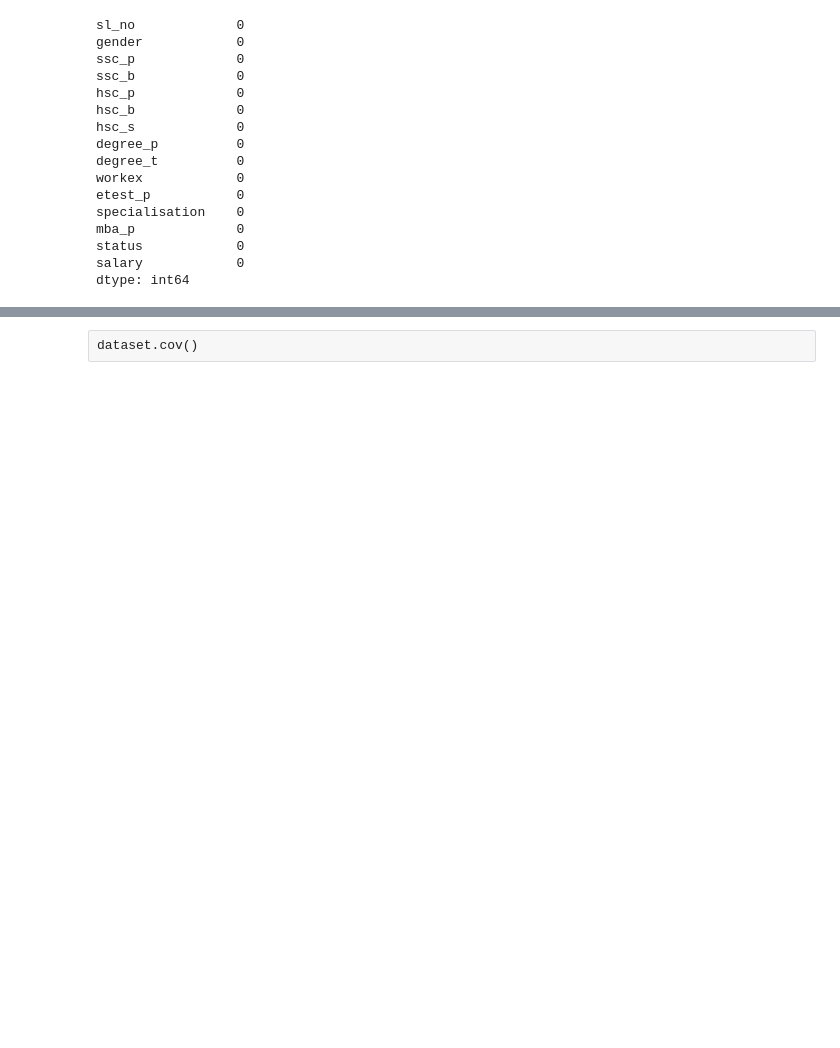
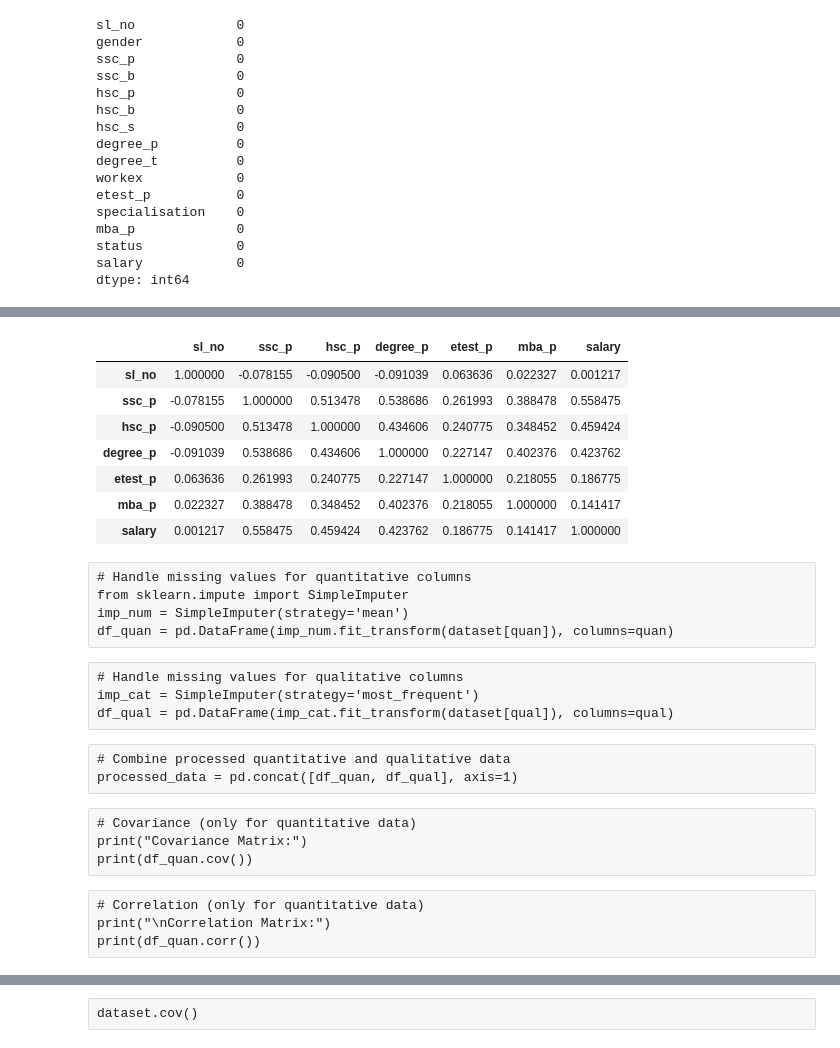
Before and after one commit to VigneshVicky333/CCovarience-and-Correlation, a Jupyter notebook: Bivariate -Covariance and Correlation.ipynb, the cells around one changed output, grey strips where cells are left out. Drawn from its saved outputs; the diff is of its cells as text; code cells hidden in the pictures; blank space fills up the shorter version.

```diff
--- a/Bivariate -Covariance and Correlation.ipynb
+++ b/Bivariate -Covariance and Correlation.ipynb
@@ -179,0 +127,31 @@ Processed Dataset:
+# %%
+dataset[quan].corr()
+# %% [output]
+|  | sl_no | ssc_p | hsc_p | degree_p | etest_p | mba_p | salary |
+| sl_no | 1.000000 | -0.078155 | -0.090500 | -0.091039 | 0.063636 | 0.022327 | 0.001217 |
+| ssc_p | -0.078155 | 1.000000 | 0.513478 | 0.538686 | 0.261993 | 0.388478 | 0.558475 |
+| hsc_p | -0.090500 | 0.513478 | 1.000000 | 0.434606 | 0.240775 | 0.348452 | 0.459424 |
+| degree_p | -0.091039 | 0.538686 | 0.434606 | 1.000000 | 0.227147 | 0.402376 | 0.423762 |
+| etest_p | 0.063636 | 0.261993 | 0.240775 | 0.227147 | 1.000000 | 0.218055 | 0.186775 |
+| mba_p | 0.022327 | 0.388478 | 0.348452 | 0.402376 | 0.218055 | 1.000000 | 0.141417 |
+| salary | 0.001217 | 0.558475 | 0.459424 | 0.423762 | 0.186775 | 0.141417 | 1.000000 |
+# %% [raw]
+# Handle missing values for quantitative columns
+from sklearn.impute import SimpleImputer
+imp_num = SimpleImputer(strategy='mean')
+df_quan = pd.DataFrame(imp_num.fit_transform(dataset[quan]), columns=quan)
+# %% [raw]
+# Handle missing values for qualitative columns
+imp_cat = SimpleImputer(strategy='most_frequent')
+df_qual = pd.DataFrame(imp_cat.fit_transform(dataset[qual]), columns=qual)
+# %% [raw]
+# Combine processed quantitative and qualitative data
+processed_data = pd.concat([df_quan, df_qual], axis=1)
+# %% [raw]
+# Covariance (only for quantitative data)
+print("Covariance Matrix:")
+print(df_quan.cov())
+# %% [raw]
+# Correlation (only for quantitative data)
+print("\nCorrelation Matrix:")
+print(df_quan.corr())
```
Also changed, not shown: parts of 46 cells of this notebook.
